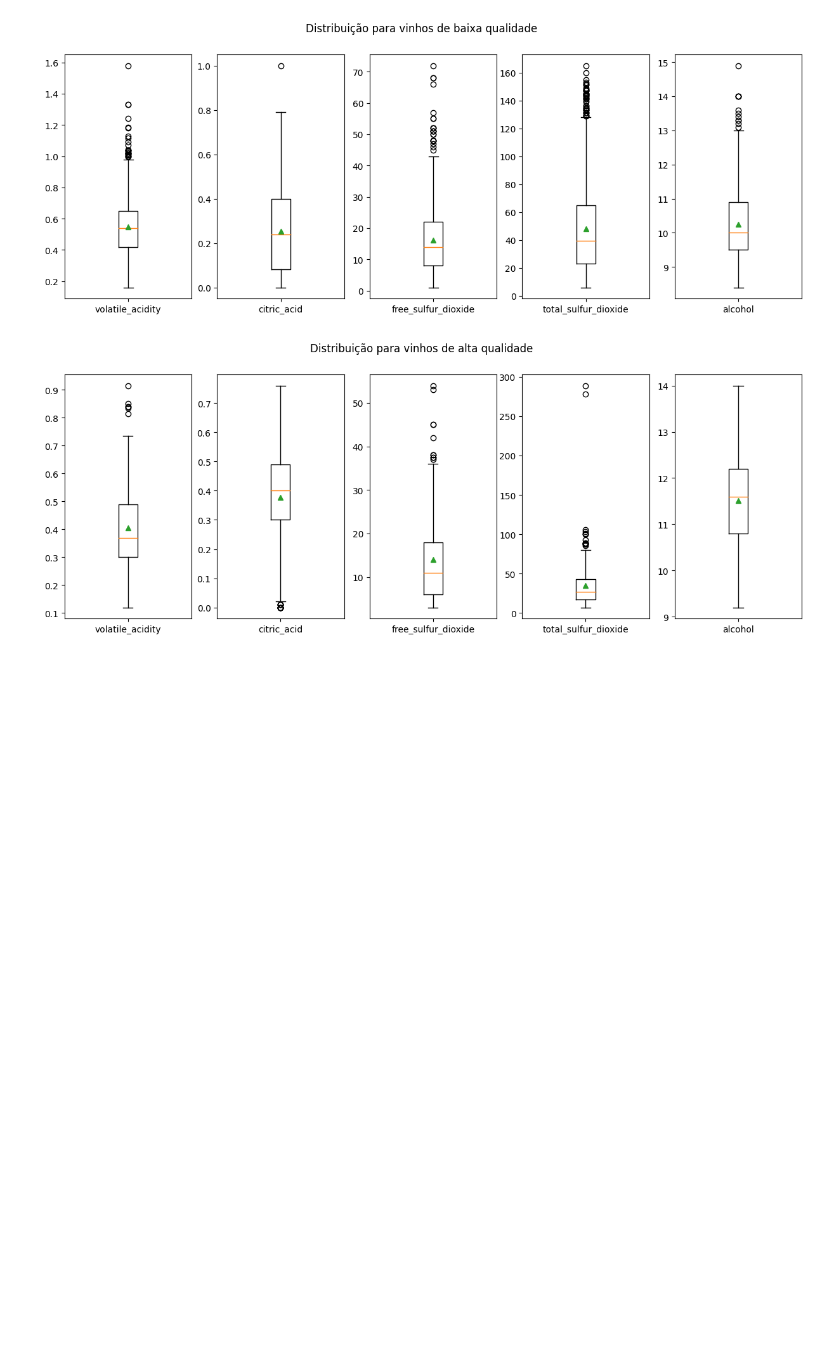
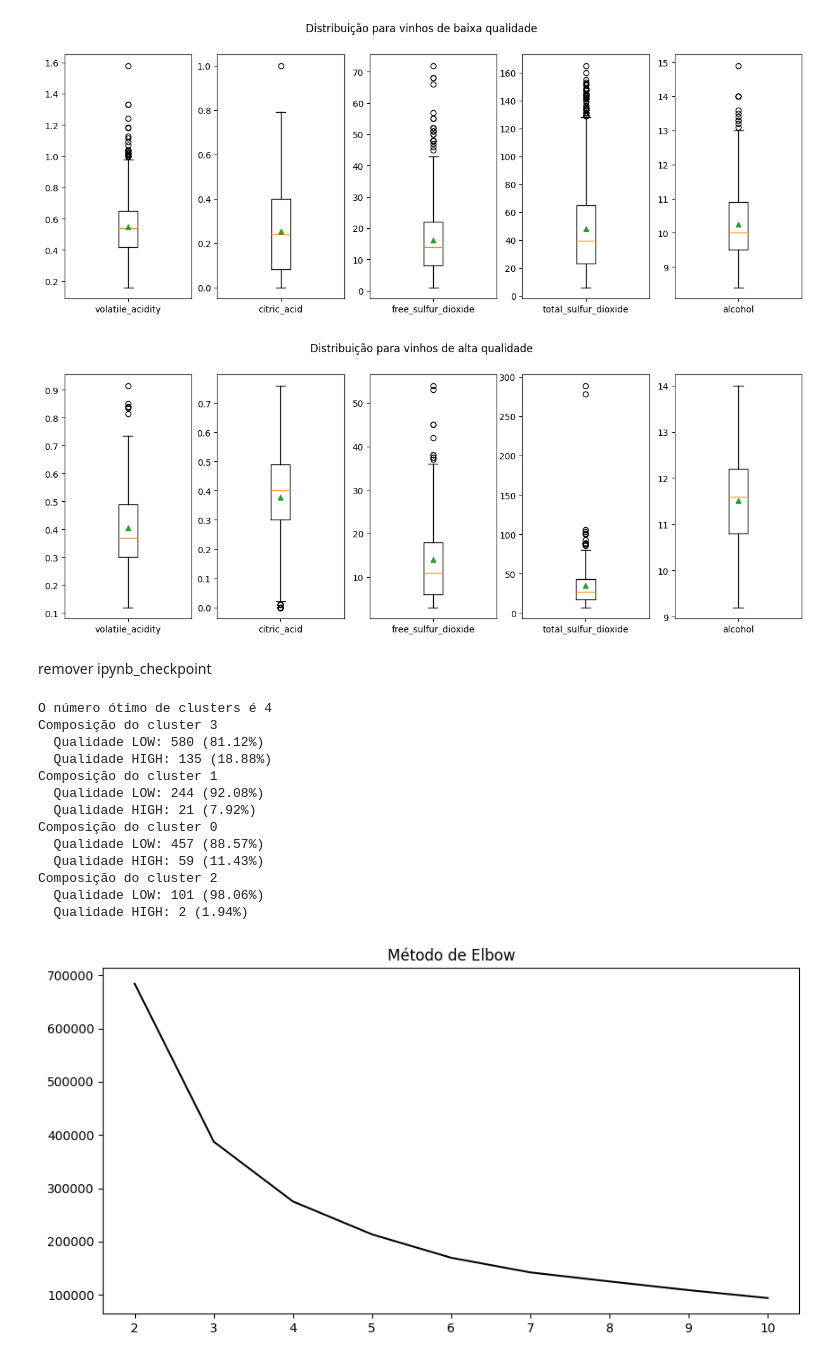
Before and after one commit to BrunoSantosPK/wine_quality, a Jupyter notebook: notebooks/analysis.ipynb, the cells around one changed output. Drawn from its saved outputs; the diff is of its cells as text; code cells hidden in the pictures; blank space fills up the shorter version.

Commit message:
inicio da exploracao de cluster

```diff
--- a/notebooks/analysis.ipynb
+++ b/notebooks/analysis.ipynb
@@ -198,0 +192,69 @@ com a quantidade de categorias de qualidade existentes.
+# %% [markdown]
+remover ipynb_checkpoint
+# %%
+def analysis_cluster():
+    engine = get_engine()
+    with engine.connect() as conn:
+        query = """
+            select
+                w.volatile_acidity,
+                w.citric_acid,
+                w.free_sulfur_dioxide,
+                w.total_sulfur_dioxide,
+                w.alcohol,
+                if(w.quality >= 7, 'HIGH', 'LOW') as quality
+            from wine_results w
+        """
+        dataset = pd.read_sql(query, conn)
+
+        clusters = [2, 3, 4, 5, 6, 7, 8, 9, 10]
+        features = dataset.values[:, :-1]
+        metrics, distances = [], []
+
+        for nc in clusters:
+            kmeans = KMeans(n_clusters=nc).fit(features)
+            metrics.append(kmeans.inertia_)
+
+        for i in range(0, len(clusters)):
+            x0, x1 = clusters[0], clusters[-1]
+            y0, y1 = metrics[0], metrics[-1]
+            x, y = clusters[i], metrics[i]
+
+            num = abs(x * (y1 - y0) - y * (x1 - x0) + x1 * y0 - y1 * x0)
+            dem = np.sqrt(np.power(y1 - y0, 2) + np.power(x1 - x0,2))
+            distances.append(num / dem)
+
+        optimal = clusters[distances.index(max(distances))]
+        print(f"O número ótimo de clusters é {optimal}")
+
+        kmeans = KMeans(n_clusters=optimal).fit(features)
+        dataset["cluster"] = kmeans.predict(features)
+        for cluster in dataset["cluster"].unique():
+            subset = dataset.query(f"cluster == {cluster}")
+            print(f"Composição do cluster {cluster}")
+            for quality in subset["quality"].unique():
+                count = list(subset["quality"].values).count(quality)
+                print(f"  Qualidade {quality}: {count} ({round(count * 100 / len(subset), 2)}%)")
+
+        fig, ax = plt.subplots(figsize=(10, 5))
+        ax.plot(clusters, metrics, color="#000")
+        ax.set_title("Método de Elbow")
+        plt.show()
+
+
+analysis_cluster()
+# %% [output]
+O número ótimo de clusters é 4
+Composição do cluster 3
+  Qualidade LOW: 580 (81.12%)
+  Qualidade HIGH: 135 (18.88%)
+Composição do cluster 1
+  Qualidade LOW: 244 (92.08%)
+  Qualidade HIGH: 21 (7.92%)
+Composição do cluster 0
+  Qualidade LOW: 457 (88.57%)
+  Qualidade HIGH: 59 (11.43%)
+Composição do cluster 2
+  Qualidade LOW: 101 (98.06%)
+  Qualidade HIGH: 2 (1.94%)
+[figure, added]
```
Also changed, not shown: parts of 2 cells of this notebook, 1 other file.
